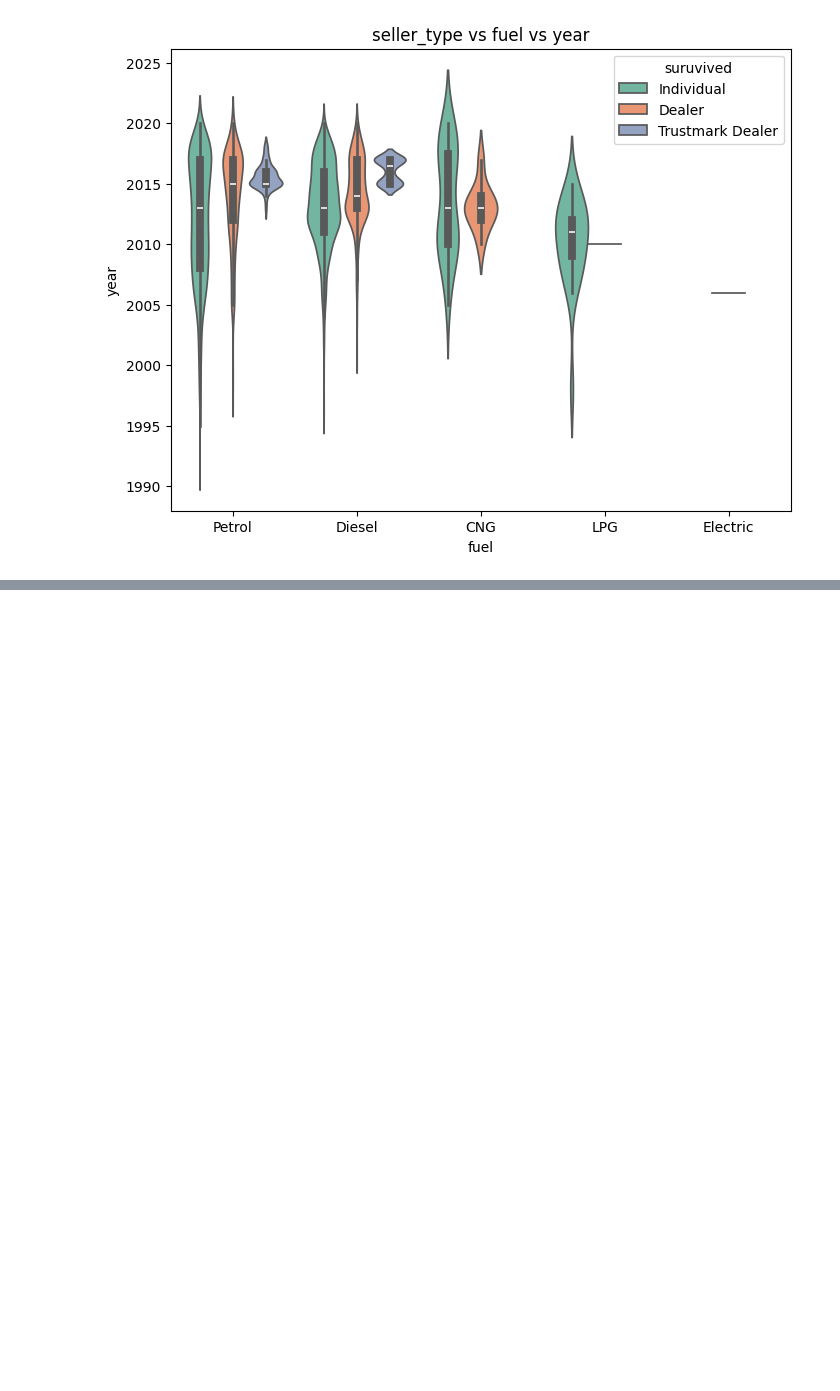
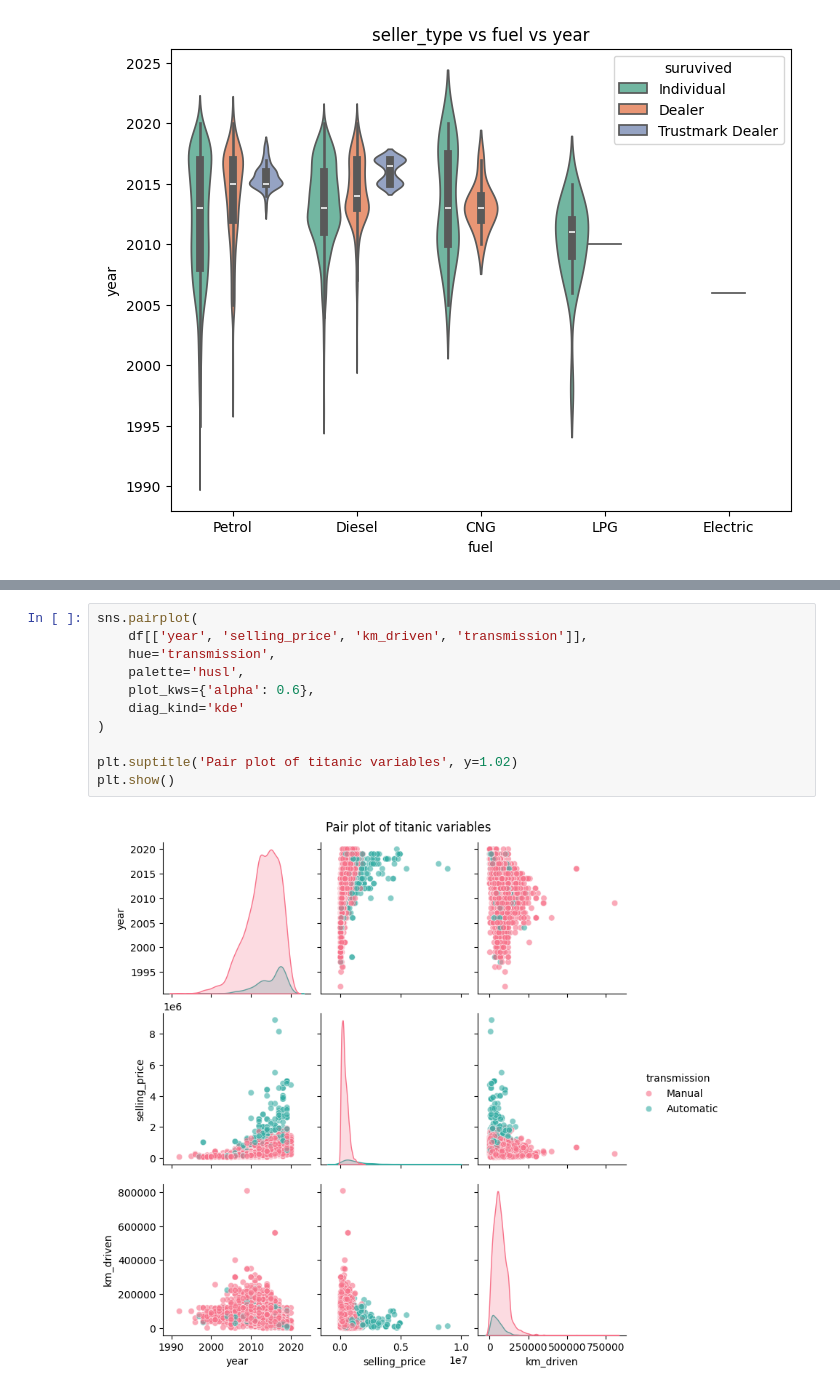
Before and after one commit to chanru-project/ml_learn2, a Jupyter notebook: share/jupyter/kernels/python3/Untitled-4.ipynb, the cells around one changed output, grey strips where cells are left out. Drawn from its saved outputs; the diff is of its cells as text; blank space fills up the shorter version.

```diff
--- a/share/jupyter/kernels/python3/Untitled-4.ipynb
+++ b/share/jupyter/kernels/python3/Untitled-4.ipynb
@@ -123,0 +162,13 @@ plt.show()
+# %%
+sns.pairplot(
+    df[['year', 'selling_price', 'km_driven', 'transmission']],
+    hue='transmission',
+    palette='husl',
+    plot_kws={'alpha': 0.6},
+    diag_kind='kde'
+)
+
+plt.suptitle('Pair plot of titanic variables', y=1.02)
+plt.show()
+# %% [output]
+[figure, added]
```
Also changed, not shown: parts of 3 cells of this notebook, 1 other file.
